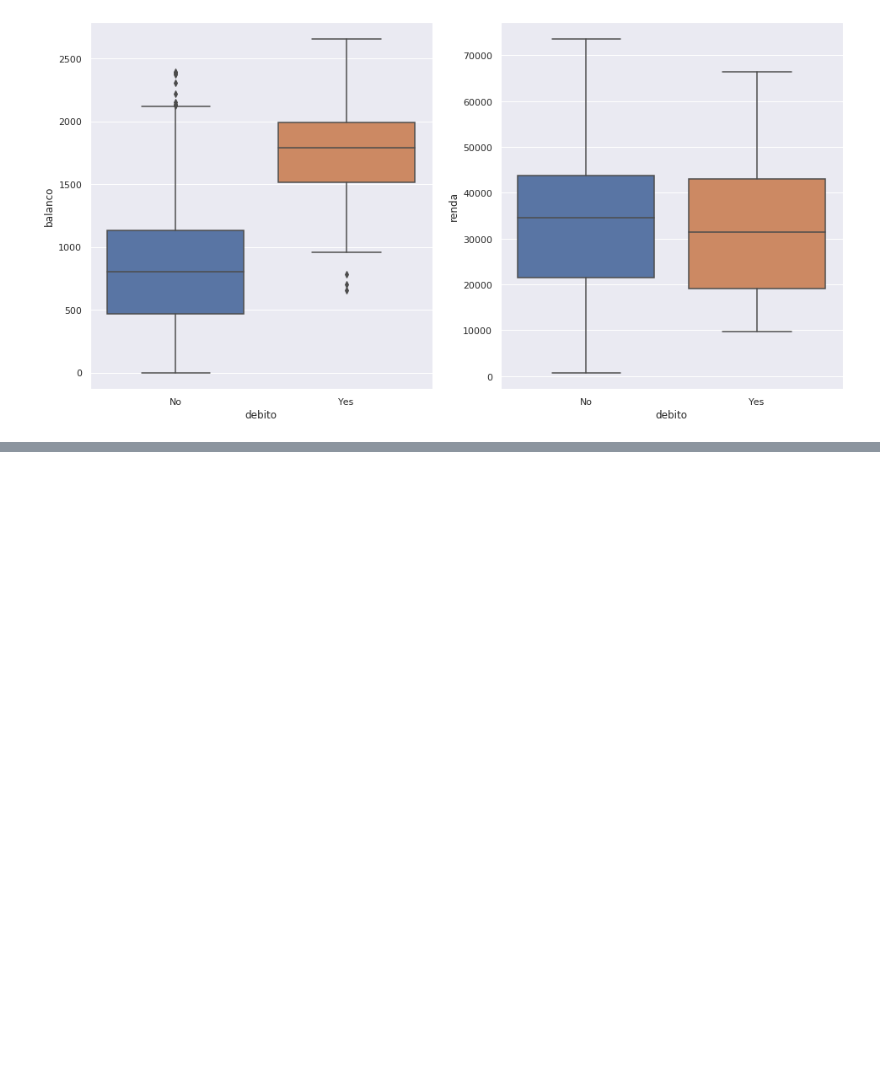
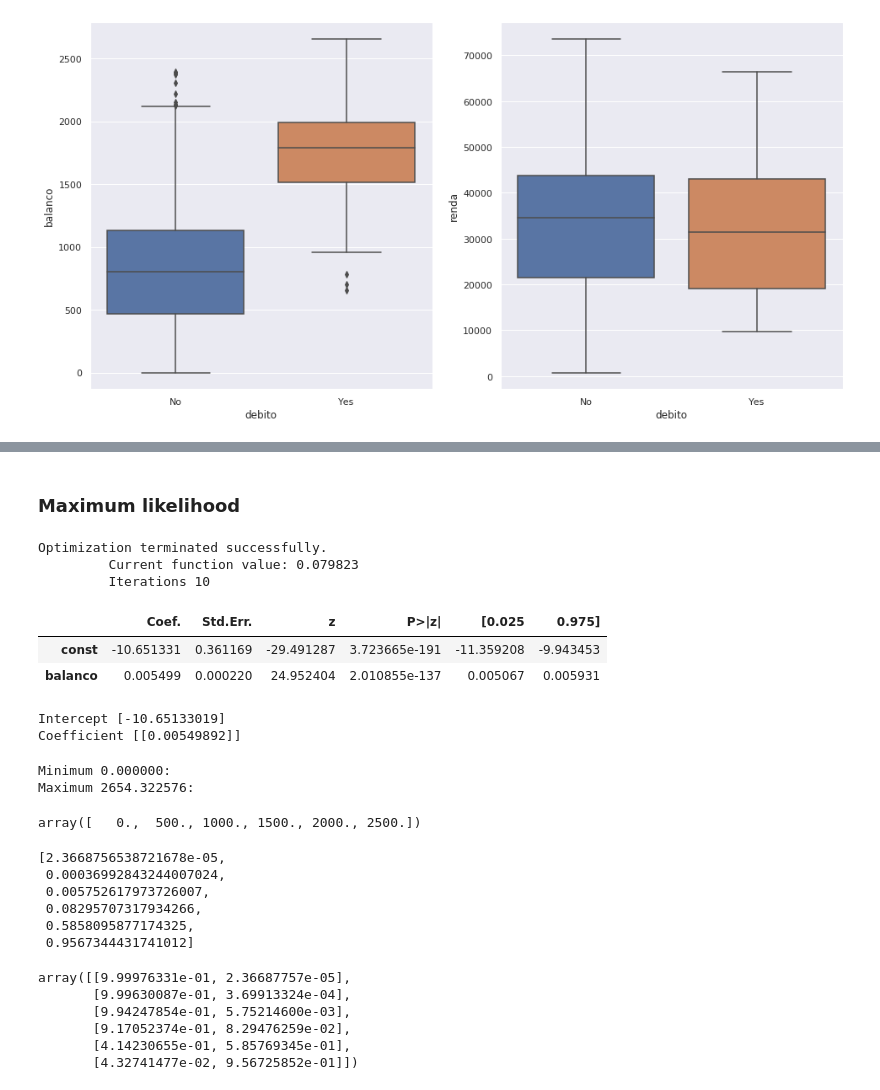
Before and after one commit to Marazia/Tati, a Jupyter notebook: jtraining/t7Classification_analy.ipynb, the cells around one changed output, grey strips where cells are left out. Drawn from its saved outputs; the diff is of its cells as text; code cells hidden in the pictures; blank space fills up the shorter version.

```diff
--- a/jtraining/t7Classification_analy.ipynb
+++ b/jtraining/t7Classification_analy.ipynb
@@ -35,0 +77,57 @@ sns.boxplot(x="debito", y="renda", data=debts, ax=axs[1])
+# %% [markdown]
+### Maximum likelihood
+# %%
+import statsmodels.api as sm
+from statsmodels.discrete.discrete_model import Logit
+X_train=sm.add_constant(debts.balanco)
+est=Logit(y.ravel(), X_train).fit()
+est.summary2().tables[1]
+# %% [output]
+Optimization terminated successfully.
+         Current function value: 0.079823
+         Iterations 10
+|  | Coef. | Std.Err. | z | P>|z| | [0.025 | 0.975] |
+| const | -10.651331 | 0.361169 | -29.491287 | 3.723665e-191 | -11.359208 | -9.943453 |
+| balanco | 0.005499 | 0.000220 | 24.952404 | 2.010855e-137 | 0.005067 | 0.005931 |
+# %%
+print('Intercept', clf.intercept_)
+print('Coefficient', clf.coef_)
+# %% [output]
+Intercept [-10.65133019]
+Coefficient [[0.00549892]]
+# %%
+import math
+e = math.e
+def p_x(x1,b0, b1):
+    p_x= e**(b0+b1*x1)/(1+e**(b0+b1*x1))
+    return p_x
+print('Minimum %f:' % debts.balanco.min())
+print('Maximum %f:' % debts.balanco.max())
+# %% [output]
+Minimum 0.000000:
+Maximum 2654.322576:
+# %%
+np.arange(debts.balanco.min(),debts.balanco.max(), 500)
+# %% [output]
+array([   0.,  500., 1000., 1500., 2000., 2500.])
+# %%
+x1 = np.arange(debts.balanco.min(), debts.balanco.max(), 500)
+b0 = -10.651331
+b1 = 0.005499
+[p_x(x, b0, b1) for x in x1]
+# %% [output]
+[2.3668756538721678e-05,
+ 0.00036992843244007024,
+ 0.005752617973726007,
+ 0.08295707317934266,
+ 0.5858095877174325,
+ 0.9567344431741012]
+# %%
+clf.predict_proba(x1.reshape(-1,1))
+# %% [output]
+array([[9.99976331e-01, 2.36687757e-05],
+       [9.99630087e-01, 3.69913324e-04],
+       [9.94247854e-01, 5.75214600e-03],
+       [9.17052374e-01, 8.29476259e-02],
+       [4.14230655e-01, 5.85769345e-01],
+       [4.32741477e-02, 9.56725852e-01]])
```
Also changed, not shown: parts of 7 cells of this notebook, 6 other files.
